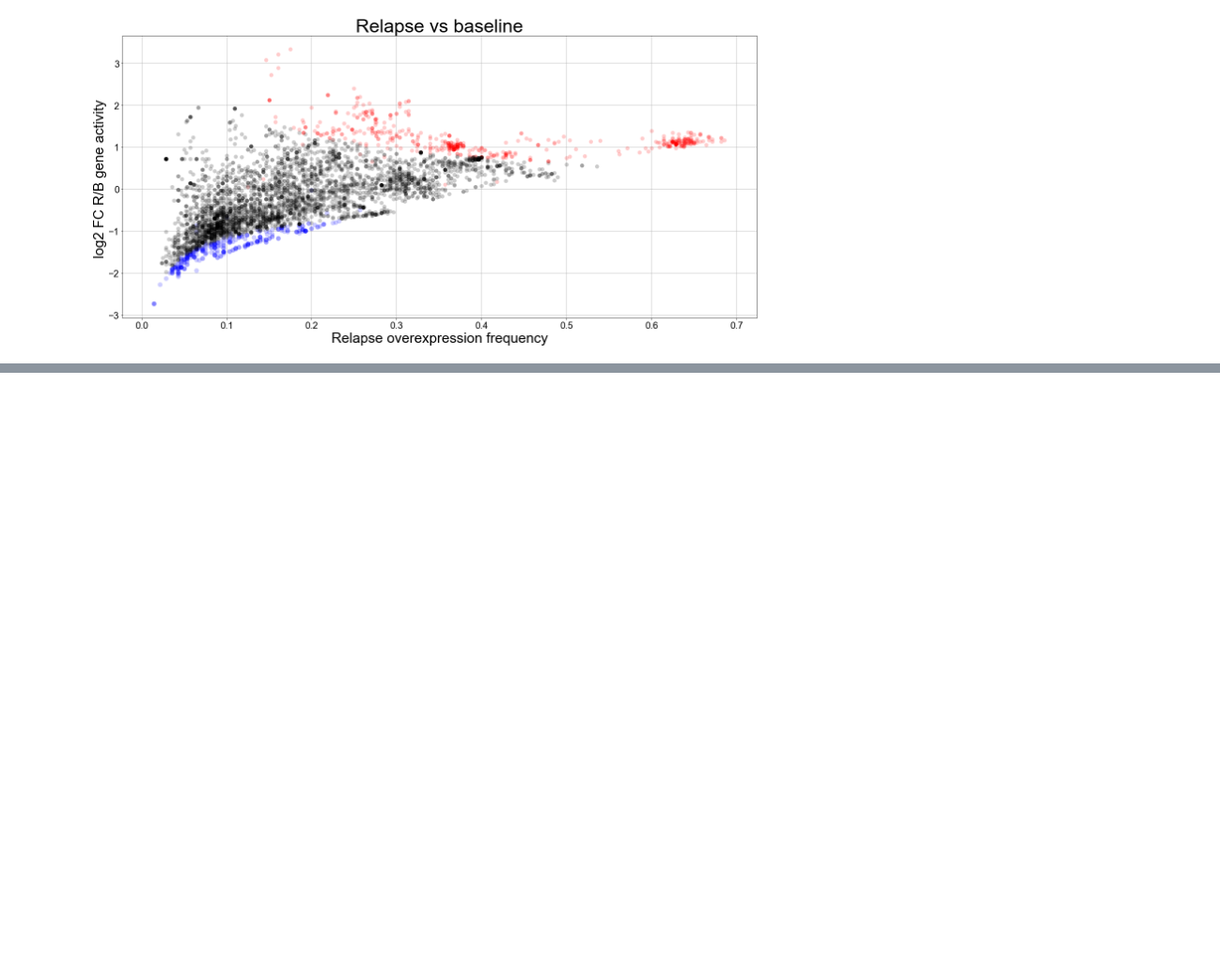
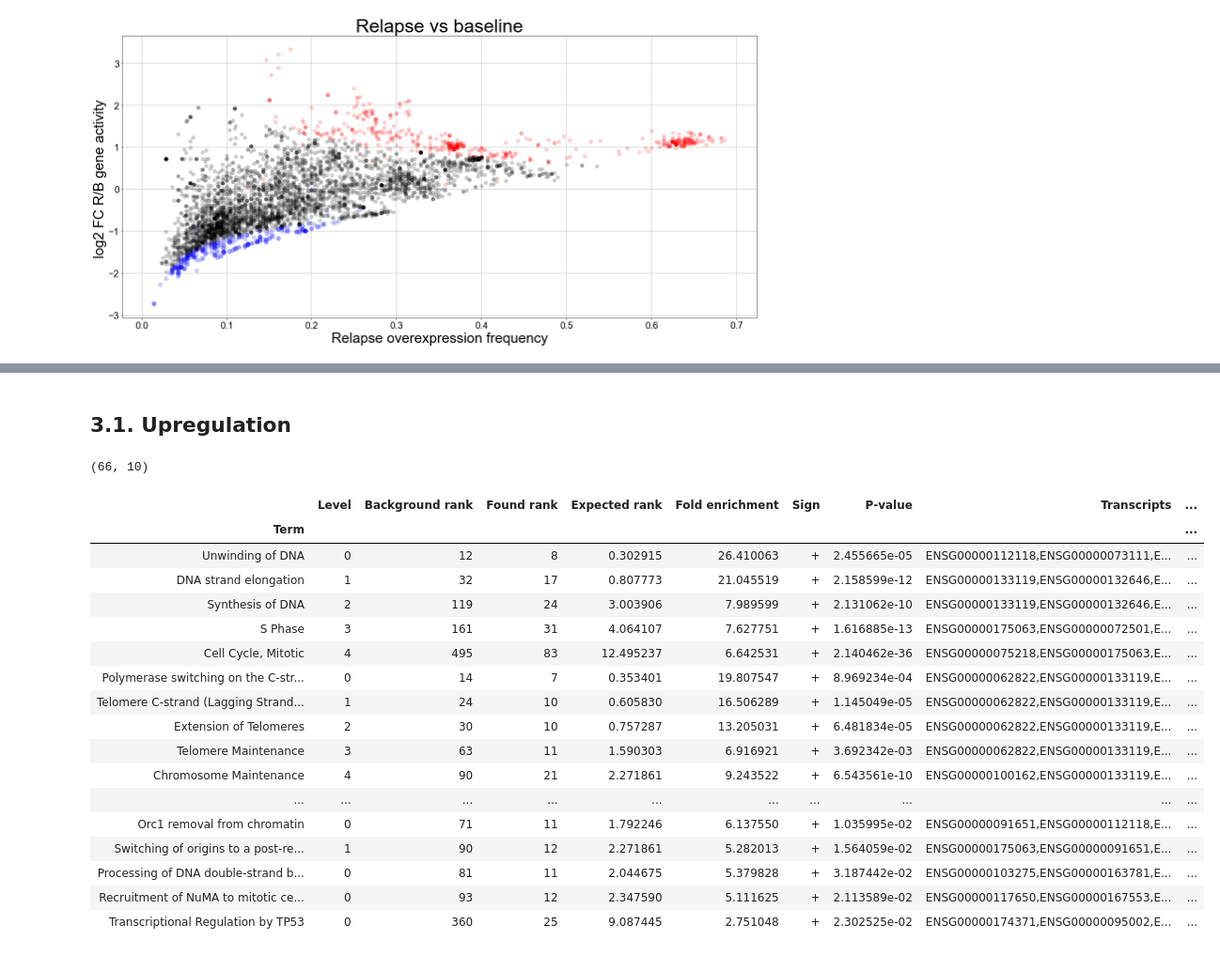
Before and after one commit to adelomana/PSL, a Jupyter notebook: MM/relapse/relapse.ipynb, the cells around one changed output, grey strips where cells are left out. Shown at 94% size. Saved outputs shown, nothing was run; the diff lists cells and outputs as text; code cells hidden in the pictures; blank space fills up the shorter version.

```diff
--- a/MM/relapse/relapse.ipynb
+++ b/MM/relapse/relapse.ipynb
@@ -213,0 +362,28 @@ full_df.head()
+# %% [markdown]
+## 3.1. Upregulation
+# %%
+json_file='/Volumes/omics4tb2/alomana/projects/MINER/up_reactome_pathways.json'
+output_file=reactome_formatter(json_file)
+df=pandas.read_csv(output_file,sep='\t',index_col='Term')
+print(df.shape)
+df.head(n=df.shape[0])
+# %% [output]
+(66, 10)
+|  | Level | Background rank | Found rank | Expected rank | Fold enrichment | Sign | P-value | Transcripts | ... |
+| Term |  |  |  |  |  |  |  |  | ... |
+| Unwinding of DNA | 0 | 12 | 8 | 0.302915 | 26.410063 | + | 2.455665e-05 | ENSG00000112118,ENSG00000073111,E... | ... |
+| DNA strand elongation | 1 | 32 | 17 | 0.807773 | 21.045519 | + | 2.158599e-12 | ENSG00000133119,ENSG00000132646,E... | ... |
+| Synthesis of DNA | 2 | 119 | 24 | 3.003906 | 7.989599 | + | 2.131062e-10 | ENSG00000133119,ENSG00000132646,E... | ... |
+| S Phase | 3 | 161 | 31 | 4.064107 | 7.627751 | + | 1.616885e-13 | ENSG00000175063,ENSG00000072501,E... | ... |
+| Cell Cycle, Mitotic | 4 | 495 | 83 | 12.495237 | 6.642531 | + | 2.140462e-36 | ENSG00000075218,ENSG00000175063,E... | ... |
+| Polymerase switching on the C-str... | 0 | 14 | 7 | 0.353401 | 19.807547 | + | 8.969234e-04 | ENSG00000062822,ENSG00000133119,E... | ... |
+| Telomere C-strand (Lagging Strand... | 1 | 24 | 10 | 0.605830 | 16.506289 | + | 1.145049e-05 | ENSG00000062822,ENSG00000133119,E... | ... |
+| Extension of Telomeres | 2 | 30 | 10 | 0.757287 | 13.205031 | + | 6.481834e-05 | ENSG00000062822,ENSG00000133119,E... | ... |
+| Telomere Maintenance | 3 | 63 | 11 | 1.590303 | 6.916921 | + | 3.692342e-03 | ENSG00000062822,ENSG00000133119,E... | ... |
+| Chromosome Maintenance | 4 | 90 | 21 | 2.271861 | 9.243522 | + | 6.543561e-10 | ENSG00000100162,ENSG00000133119,E... | ... |
+| ... | ... | ... | ... | ... | ... | ... | ... | ... | ... |
+| Orc1 removal from chromatin | 0 | 71 | 11 | 1.792246 | 6.137550 | + | 1.035995e-02 | ENSG00000091651,ENSG00000112118,E... | ... |
+| Switching of origins to a post-re... | 1 | 90 | 12 | 2.271861 | 5.282013 | + | 1.564059e-02 | ENSG00000175063,ENSG00000091651,E... | ... |
+| Processing of DNA double-strand b... | 0 | 81 | 11 | 2.044675 | 5.379828 | + | 3.187442e-02 | ENSG00000103275,ENSG00000163781,E... | ... |
+| Recruitment of NuMA to mitotic ce... | 0 | 93 | 12 | 2.347590 | 5.111625 | + | 2.113589e-02 | ENSG00000117650,ENSG00000167553,E... | ... |
+| Transcriptional Regulation by TP53 | 0 | 360 | 25 | 9.087445 | 2.751048 | + | 2.302525e-02 | ENSG00000174371,ENSG00000095002,E... | ... |
```
Also changed, not shown: parts of 13 cells of this notebook.
